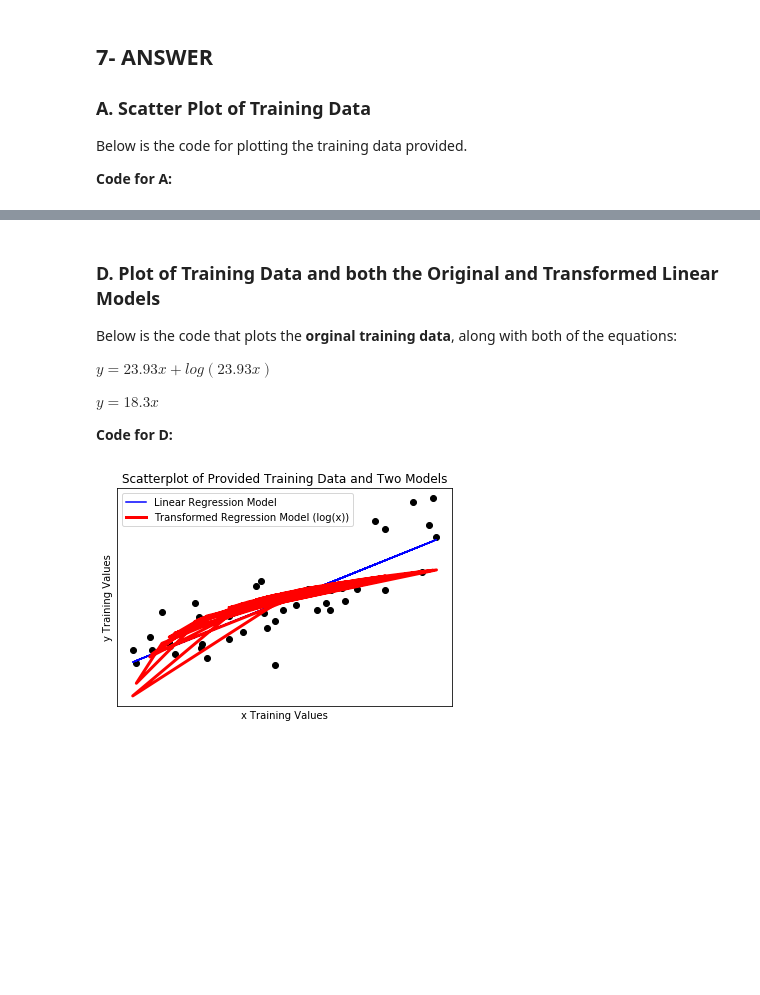
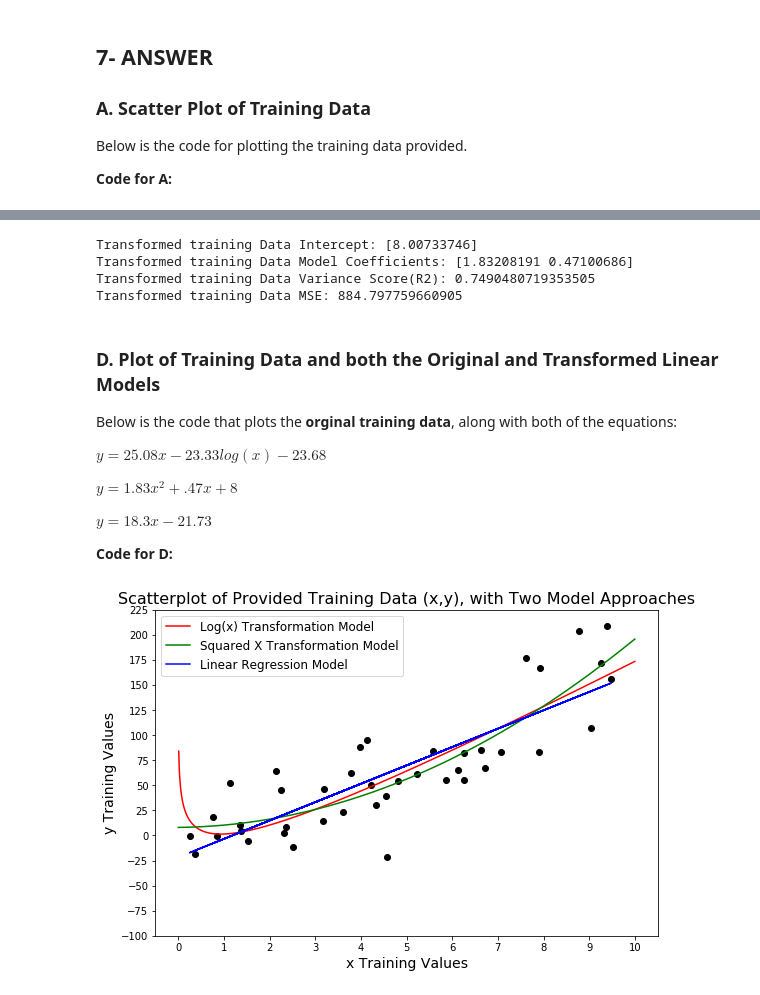
Before and after one commit to aryoung2010/machine-learning-course, a Jupyter notebook: Assignment 2_AY_FINAL.ipynb, the cells around one changed output, grey strips where cells are left out. Cells and saved outputs as stored; diff of their text form; code cells hidden in the pictures; blank space fills up the shorter version.

```diff
--- a/Assignment 2_AY_FINAL.ipynb
+++ b/Assignment 2_AY_FINAL.ipynb
@@ -1155,15 +1286,15 @@ $MSE = 1795.53 $
 # %%
 # C
 #######################################################################
-#Transformation of x
+#Transformation of x- log(x)
 #######################################################################
 
 #Revised Estimated Equation
 
 x_trainT= [math.log(x) for x in x_train]
 x_testT= [math.log(x) for x in x_test]
-X_trainT= np.c_[np.array(x_trainT), np.array(x_trainT)]
-X_testT= np.c_[np.array(x_testT), np.array(x_testT)]
+X_trainT= np.c_[np.array(x_trainT), np.array(x_train)]
+X_testT= np.c_[np.array(x_testT), np.array(x_test)]
 
 
 # Create linear regression object
@@ -1175,6 +1306,7 @@ regr2.fit(X_trainT, y_train)
 # Make predictions using the training set
 y_pred2 = regr2.predict(X_trainT)
 
+print("Transformed training Data Intercept:", regr2.intercept_)
 print("Transformed training Data Model Coefficients:", regr2.coef_[0])
 print("Transformed training Data Variance Score(R2):", regr2.score(X=X_trainT, y=y_train))
 print("Transformed training Data MSE:", mean_squared_error(y_pred = regr2.predict(X_trainT), y_true= y_train))
@@ -1185,35 +1335,73 @@ Transformed training Data MSE: 1795.5297903568405
+# %%
+# C2
+#######################################################################
+#Transformation of x- x^2
+#######################################################################
+
+#Revised Estimated Equation
+
+x_trainT2= [math.pow(x,2) for x in x_train]
+x_testT2= [math.pow(x,2) for x in x_test]
+X_trainT2= np.c_[np.array(x_trainT2), np.array(x_train)]
+X_testT2= np.c_[np.array(x_testT2), np.array(x_test)]
+
+
+# Create linear regression object
+regr3 = linear_model.LinearRegression()
+
+# Train the model using the training sets
+regr3.fit(X_trainT2, y_train)
+
+# Make predictions using the training set
+y_pred3 = regr3.predict(X_trainT2)
+
+print("Transformed training Data Intercept:", regr3.intercept_)
+print("Transformed training Data Model Coefficients:", regr3.coef_[0])
+print("Transformed training Data Variance Score(R2):", regr3.score(X=X_trainT2, y=y_train))
+print("Transformed training Data MSE:", mean_squared_error(y_pred = regr3.predict(X_trainT2), y_true= y_train))
+# %% [output]
+Transformed training Data Intercept: [8.00733746]
+Transformed training Data Model Coefficients: [1.83208191 0.47100686]
+Transformed training Data Variance Score(R2): 0.7490480719353505
+Transformed training Data MSE: 884.797759660905
 # %% [markdown]
 ### D. Plot of Training Data and both the Original and Transformed Linear Models
 
 Below is the code that plots the **orginal training data**, along with both of the equations:
 
-$ y= 23.93x + log(23.93x) $
+$ y=  25.08x -23.33log(x)-23.68 $
 
-$ y= 18.3x $
+$ y=  1.83 x^2 + .47x +8 $
+
+$ y= 18.3x-21.73 $
 
 **Code for D:**
 # %%
 #D
 #######################################################################
 # Plot data and 2 models
 #######################################################################
 
-# Plot outputs
+plt.figure(figsize= (9,6))
+
+x = np.linspace(0, 10, 1000)
+plt.plot(x, -23.68+(25.08*x)-(23.33*(np.log(x))), label="Log(x) Transformation Model", c="red")
+plt.plot(x, 1.83*(x**2)+.47*x+8, label= "Squared X Transformation Model", c="green")
 plt.scatter(x_train, y_train, color='black')
 plt.plot(x_train, y_pred, color='blue', label= "Linear Regression Model")
 #plt.scatter(x_trainT, y_train, color ="green")
-plt.plot(x_train, y_pred2, color='red', linewidth=3, label="Transformed Regression Model (log(x))")
-plt.legend()
-plt.title("Scatterplot of Provided Training Data and Two Models")
-plt.xlabel("x Training Values")
-plt.ylabel("y Training Values")
+#plt.plot(x_train, y_pred2, color='red', linewidth=3, label="Transformed Regression Model (log(x))")
+plt.legend(fontsize= 12)
+plt.title("Scatterplot of Provided Training Data (x,y), with Two Model Approaches", fontsize=16)
+plt.xlabel("x Training Values", fontsize=14)
+plt.ylabel("y Training Values", fontsize=14)
 
-plt.xticks(())
-plt.yticks(())
+plt.xticks((np.arange(0, 11, step=1)))
+plt.yticks((np.arange(-100, 250, step=25)))
 
 plt.show()
 # %% [output]
-[figure, old version]
+[figure, new version]
 # %% [markdown]
 ### E. Apply Models to Test Data
 
```
Also changed, not shown: parts of 23 cells of this notebook.
